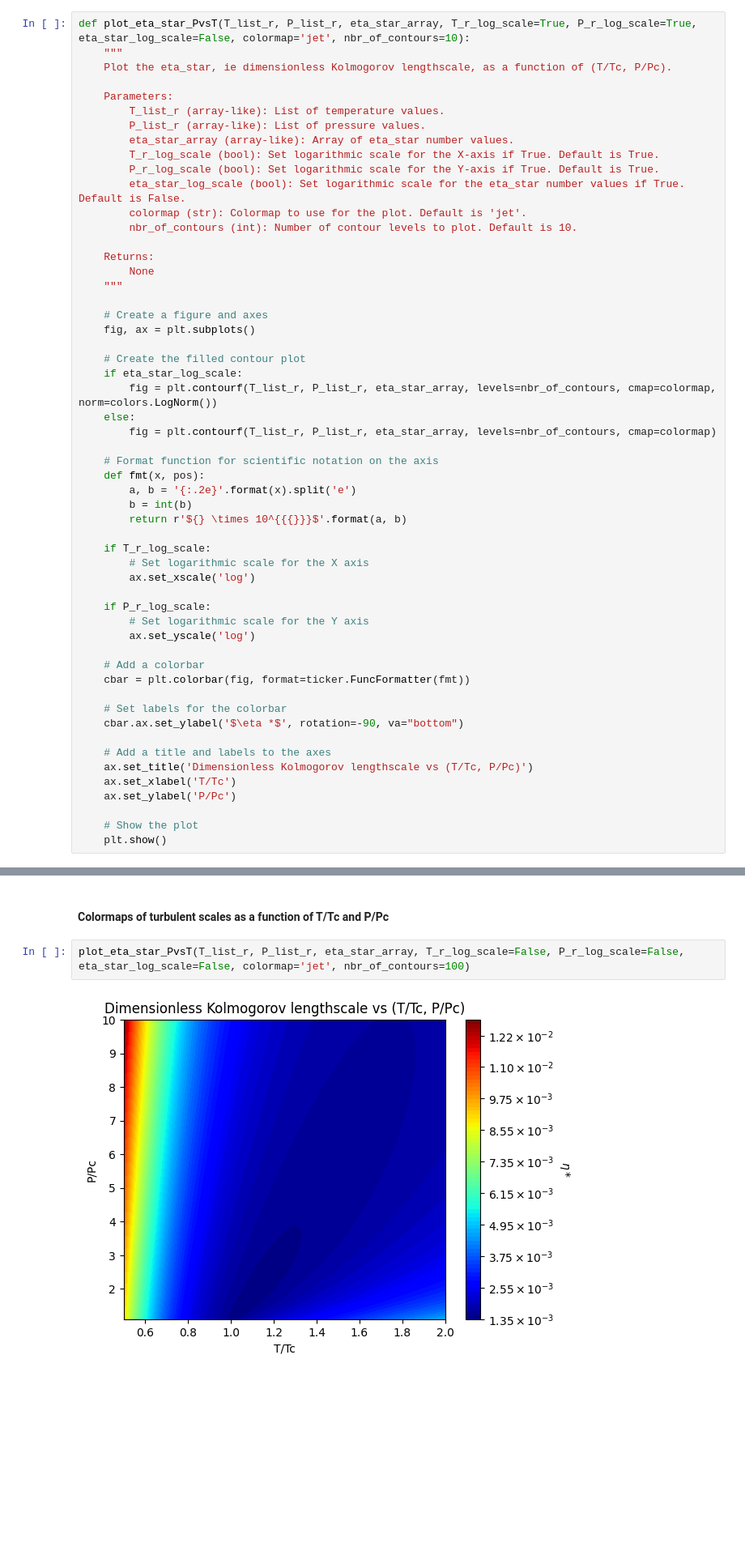
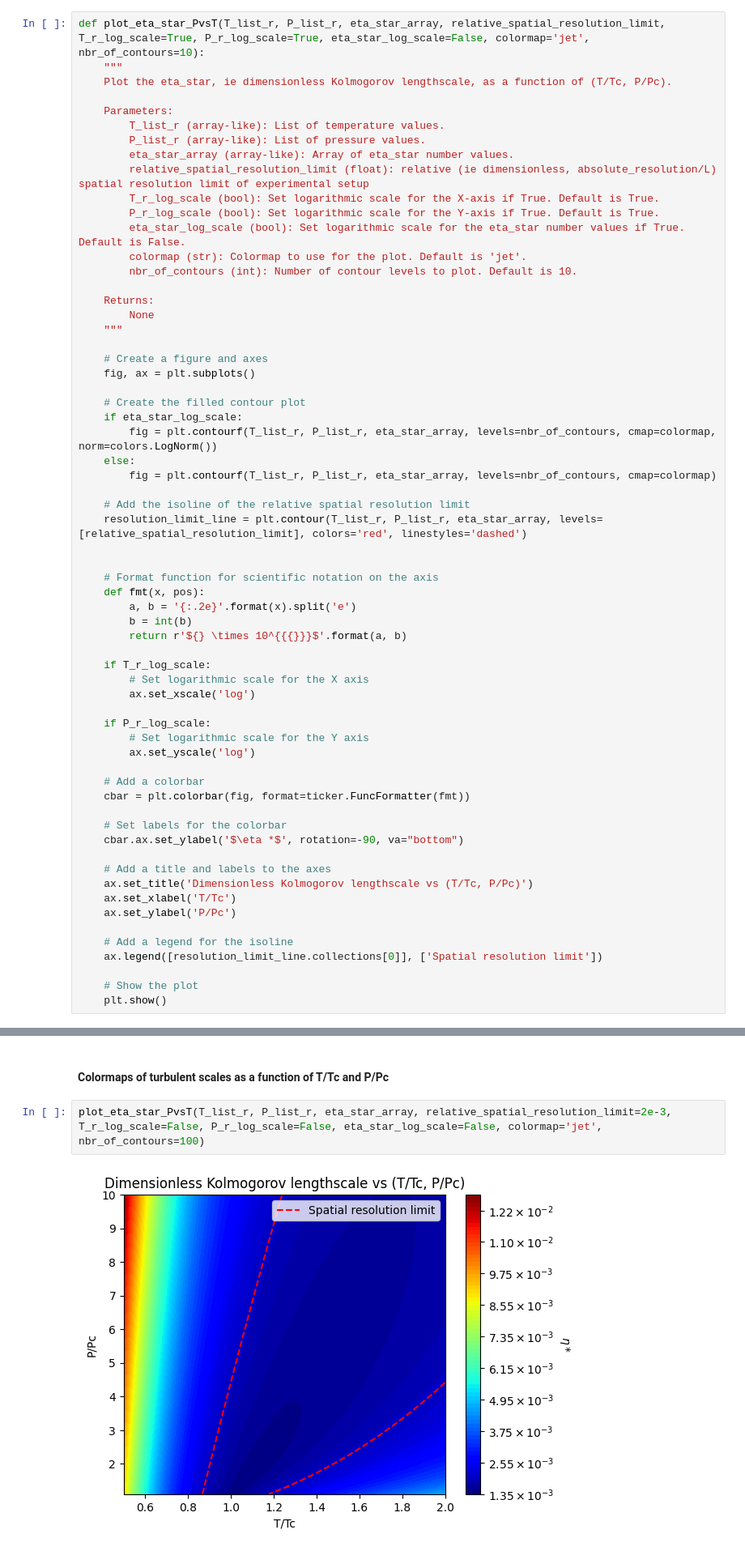
Before and after one commit to henri-avec-un-i/UPC_internship, a Jupyter notebook: caracterisation_of_turbulent_scales_dimensionless.ipynb, the cells around one changed output, grey strips where cells are left out. Shown at 81% size. Cells and saved outputs as stored; diff of their text form; blank space fills up the shorter version.

```diff
--- a/caracterisation_of_turbulent_scales_dimensionless.ipynb
+++ b/caracterisation_of_turbulent_scales_dimensionless.ipynb
@@ -543,7 +562,7 @@ def calculate_tau_kolm_star_array(Re_array):
 # %% [markdown]
 ## Turbulent scales colormap plot functions
 # %%
-def plot_eta_star_PvsT(T_list_r, P_list_r, eta_star_array, T_r_log_scale=True, P_r_log_scale=True, eta_star_log_scale=False, colormap='jet', nbr_of_contours=10):
+def plot_eta_star_PvsT(T_list_r, P_list_r, eta_star_array, relative_spatial_resolution_limit, T_r_log_scale=True, P_r_log_scale=True, eta_star_log_scale=False, colormap='jet', nbr_of_contours=10):
     """
     Plot the eta_star, ie dimensionless Kolmogorov lengthscale, as a function of (T/Tc, P/Pc).
 
@@ -551,6 +570,7 @@ def plot_eta_star_PvsT(T_list_r, P_list_r, eta_star_array, T_r_log_scale=True, P
         T_list_r (array-like): List of temperature values.
         P_list_r (array-like): List of pressure values.
         eta_star_array (array-like): Array of eta_star number values.
+        relative_spatial_resolution_limit (float): relative (ie dimensionless, absolute_resolution/L) spatial resolution limit of experimental setup
         T_r_log_scale (bool): Set logarithmic scale for the X-axis if True. Default is True.
         P_r_log_scale (bool): Set logarithmic scale for the Y-axis if True. Default is True.
         eta_star_log_scale (bool): Set logarithmic scale for the eta_star number values if True. Default is False.
@@ -569,6 +589,10 @@ def plot_eta_star_PvsT(T_list_r, P_list_r, eta_star_array, T_r_log_scale=True, P
         fig = plt.contourf(T_list_r, P_list_r, eta_star_array, levels=nbr_of_contours, cmap=colormap, norm=colors.LogNorm())
     else:
         fig = plt.contourf(T_list_r, P_list_r, eta_star_array, levels=nbr_of_contours, cmap=colormap)
+
+    # Add the isoline of the relative spatial resolution limit
+    resolution_limit_line = plt.contour(T_list_r, P_list_r, eta_star_array, levels=[relative_spatial_resolution_limit], colors='red', linestyles='dashed')
+
 
     # Format function for scientific notation on the axis
     def fmt(x, pos):
@@ -595,6 +619,9 @@ def plot_eta_star_PvsT(T_list_r, P_list_r, eta_star_array, T_r_log_scale=True, P
     ax.set_xlabel('T/Tc')
     ax.set_ylabel('P/Pc')
 
+    # Add a legend for the isoline
+    ax.legend([resolution_limit_line.collections[0]], ['Spatial resolution limit'])
+
     # Show the plot
     plt.show()
 # %%
@@ -1776,7 +1880,7 @@ plot_Fr_PvsT(T_list_r, P_list_r, Fr_array, T_r_log_scale=True, P_r_log_scale=Tru
 # %% [markdown]
 #### Colormaps of turbulent scales as a function of T/Tc and P/Pc
 # %%
-plot_eta_star_PvsT(T_list_r, P_list_r, eta_star_array, T_r_log_scale=False, P_r_log_scale=False, eta_star_log_scale=False, colormap='jet', nbr_of_contours=100)
+plot_eta_star_PvsT(T_list_r, P_list_r, eta_star_array, relative_spatial_resolution_limit=2e-3, T_r_log_scale=False, P_r_log_scale=False, eta_star_log_scale=False, colormap='jet', nbr_of_contours=100)
 # %% [output]
-[figure, old version]
+[figure, new version]
 # %%
```
Also changed, not shown: parts of 9 cells of this notebook.
